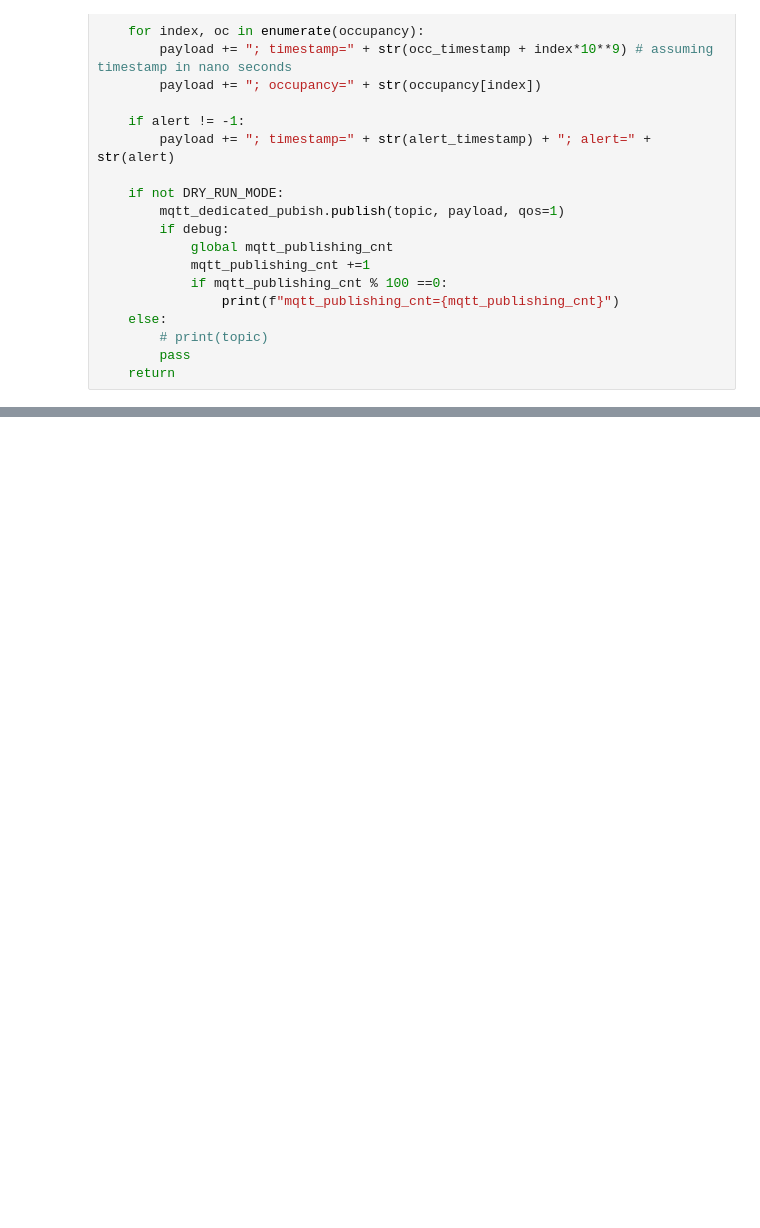
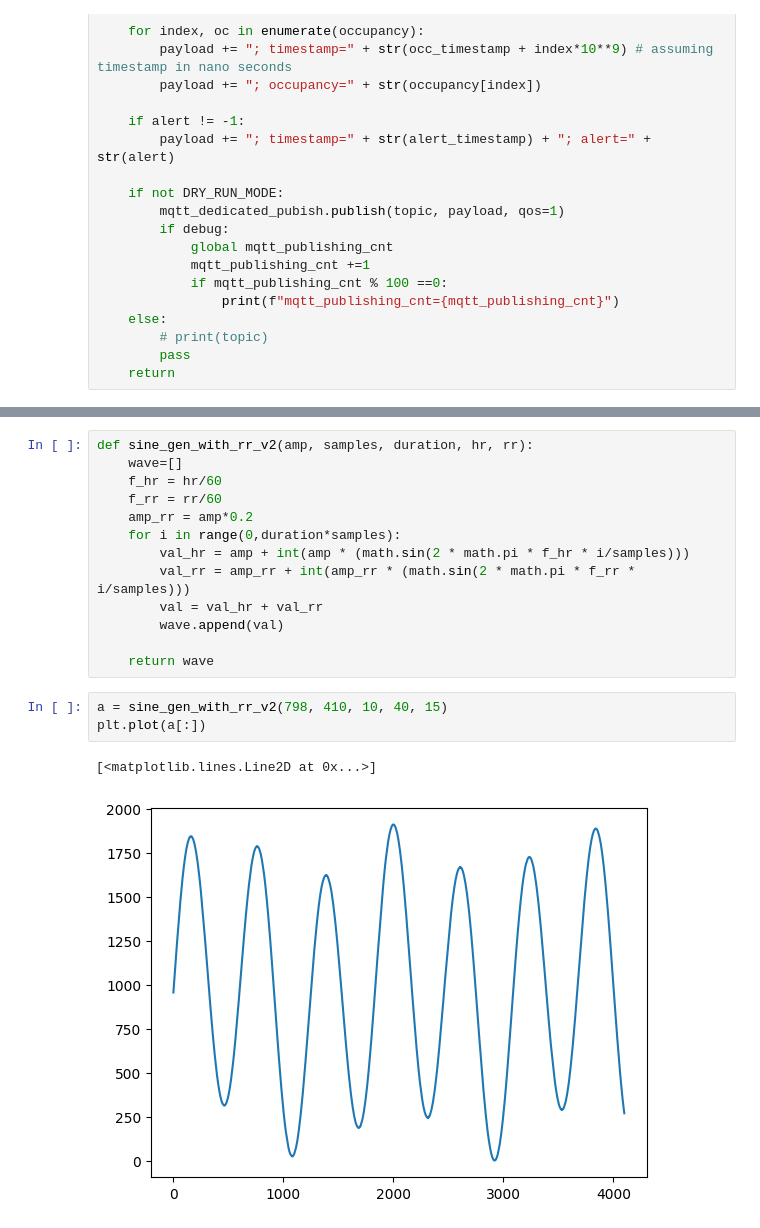
Before and after one commit to zaidpitafi/heartsim, a Jupyter notebook: z.ipynb, the cells around one changed output, grey strips where cells are left out. Drawn from its saved outputs; the diff is of its cells as text; blank space fills up the shorter version.

```diff
--- a/z.ipynb
+++ b/z.ipynb
@@ -221,0 +87,19 @@ plt.plot(k)
+# %%
+def sine_gen_with_rr_v2(amp, samples, duration, hr, rr):
+    wave=[]
+    f_hr = hr/60
+    f_rr = rr/60
+    amp_rr = amp*0.2
+    for i in range(0,duration*samples):
+        val_hr = amp + int(amp * (math.sin(2 * math.pi * f_hr * i/samples)))
+        val_rr = amp_rr + int(amp_rr * (math.sin(2 * math.pi * f_rr * i/samples)))
+        val = val_hr + val_rr
+        wave.append(val)
+
+    return wave
+# %%
+a = sine_gen_with_rr_v2(798, 410, 10, 40, 15)
+plt.plot(a[:])
+# %% [output]
+[<matplotlib.lines.Line2D at 0x...>]
+[figure, added]
```
Also changed, not shown: parts of 29 cells of this notebook, 3 other files.
